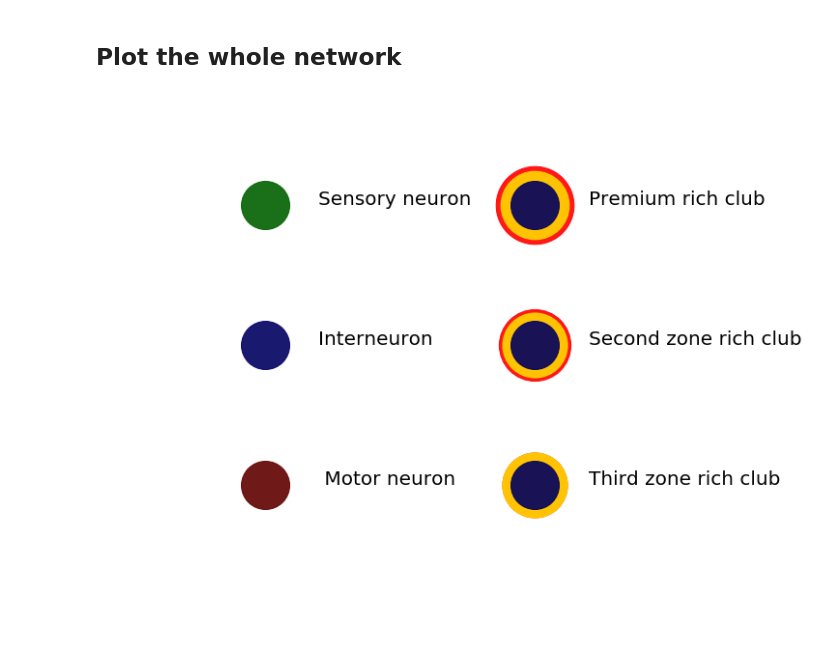
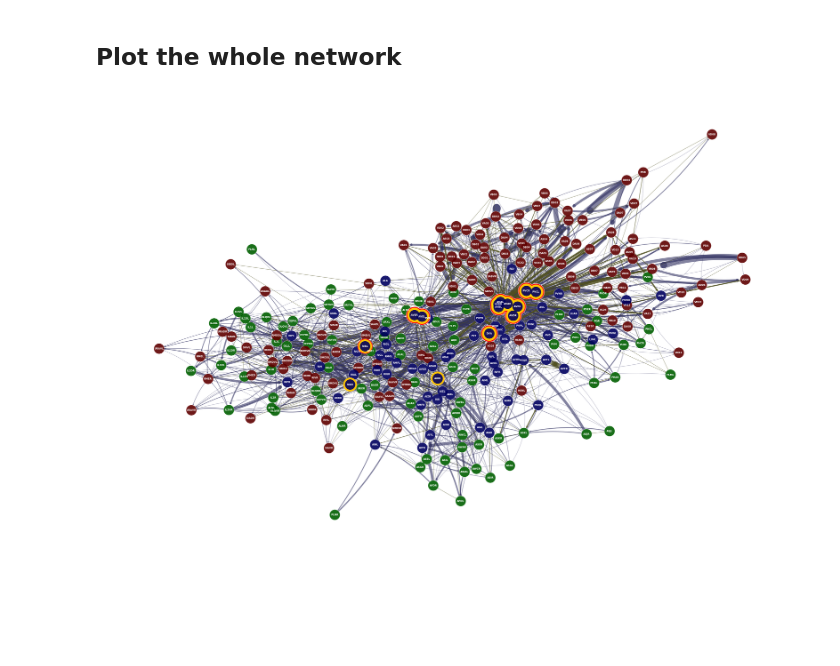
Before and after one commit to MarcJavin/WormConnectome, a Jupyter notebook: Connectome Visualizer.ipynb, the cells around one changed output. Drawn from its saved outputs; the diff is of its cells as text; code cells hidden in the pictures; blank space fills up the shorter version.

Commit message:
curved whole graph

```diff
--- a/Connectome Visualizer.ipynb
+++ b/Connectome Visualizer.ipynb
@@ -130,82 +156,67 @@ rich = ['AVAL', 'AVAR', 'AVBL', 'AVBR', 'AVDL', 'AVDR', 'AVEL', 'AVER', 'PVCL',
 rich2 = ['RIBL']
 rich3 = ['AIBR', 'RIAR']
 # %%
-def draw_nodes(pos, G=G, shape='o', category=inters, col='k', size=NODE_SIZE):
+def draw_nodes(pos, shape='o', category=inters, col='k', size=NODE_SIZE, G=G):
             nx.draw_networkx_nodes(G, pos, node_shape=shape, node_color=col,
-                                   nodelist=[n for n in G.nodes if n in category],
+                                   nodelist=set(G.nodes).intersection(category),
                                    node_size=size, alpha=0.9)
 
-def draw_rich(pos, G=G, neurs=rich, sk=7000, sr=6500, sg=5000):
-        draw_nodes(pos, G, 'o', neurs, 'white', size=sk)
-        draw_nodes(pos, G, 'o', neurs, 'r', size=sr)
-        draw_nodes(pos, G, 'o', neurs, 'Gold', size=sg)
-        draw_nodes(pos, G, INTER_SHAPE, neurs, INTER_COLOR)
+def draw_rich(pos, neurs=rich, sk=7000, sr=6500, sg=5000, G=G):
+        draw_nodes(pos, 'o', neurs, 'white', size=sk, G=G)
+        draw_nodes(pos, 'o', neurs, 'r', size=sr, G=G)
+        draw_nodes(pos, 'o', neurs, 'Gold', size=sg, G=G)
+        draw_nodes(pos, INTER_SHAPE, neurs, INTER_COLOR, G=G)
+
+NODE_SIZE = 2500
+CONN_STYLE = 'arc3, rad=0.1'
 
 def whole(img_size=25, pos=None):
     plt.figure(figsize=(1.5*img_size, img_size))
 
 #     ['AIBL', 'AIBR', 'RIAL', 'RIAR', 'RIBL', 'RIBR']
     # pos = nx.layout.bipartite_layout(G, sensors)
     if pos is None:
+        G = get_graph()[0]
         pos = nx.layout.spring_layout(G)
+    G, G1, G2 = get_graph(di=True)
 
-    draw_nodes(pos, 'o', G.nodes, 'white', size=2700)
-    draw_nodes(pos, SENSOR_SHAPE, sensors, SENSOR_COLOR)
-    draw_nodes(pos, MOTOR_SHAPE, motors, MOTOR_COLOR)
-    draw_nodes(pos, INTER_SHAPE, inters, INTER_COLOR)
+    draw_nodes(pos, 'o', G.nodes, 'white', size=2700, G=G)
+    draw_nodes(pos, SENSOR_SHAPE, sensors, SENSOR_COLOR, G=G)
+    draw_nodes(pos, MOTOR_SHAPE, motors, MOTOR_COLOR, G=G)
+    draw_nodes(pos, INTER_SHAPE, inters, INTER_COLOR, G=G)
 
     nx.draw_networkx_edges(G, pos, edge_color='#303060', node_size=NODE_SIZE, arrowstyle='->', edgelist=G1.edges,
-                           alpha=0.8, width=1, arrowsize=10)
-    nx.draw_networkx_edges(G, pos, edge_color='#505020', node_size=NODE_SIZE, edgelist=G2.edges,
-                           alpha=0.8, width=1)
+                           alpha=0.6, width=list(nx.get_edge_attributes(G1, 'weight').values()), arrowsize=10, connectionstyle=CONN_STYLE)
+    nx.draw_networkx_edges(G, pos, edge_color='#505020', node_size=NODE_SIZE, arrowstyle='->', edgelist=G2.edges,
+                           alpha=0.6, width=list(nx.get_edge_attributes(G2, 'weight').values()), connectionstyle=None)
 
     nx.draw_networkx_labels(G, pos, font_color='w', font_weight='bold')
 
     plt.axis('off')
 
-    plt.draw()
+#     plt.show()
 #     plt.savefig('circ%s.png'%img_size, dpi=400)
 
-    draw_rich(pos, rich3, sk=4600, sr=4500, sg=4500)
-    draw_rich(pos, rich2, sk=5600, sr=5500, sg=4500)
-    draw_rich(pos, rich)
+    draw_rich(pos, rich3, sk=4600, sr=4500, sg=4500, G=G)
+    draw_rich(pos, rich2, sk=5600, sr=5500, sg=4500, G=G)
+    draw_rich(pos, rich, G=G)
+
+#     draw_nodes(pos, '*', select, 'k', size=7000, G=G)
+#     draw_nodes(pos, '*', select, 'white', size=6500, G=G)
+#     draw_nodes(pos, '*', select, 'Gold', size=6000, G=G)
+#     nx.draw_networkx_labels(G, pos, font_color='k', labels={l:l for l in select}, font_weight='bold')
 
     plt.draw()
 #     plt.savefig('circ%s_rich.png'%img_size, dpi=400)
     return pos
 
 
 # poss = []
 # for i in [25,34]:
-#     whole(i, poss[0])
-plt.figure(figsize=(10,10))
-g = nx.Graph()
-nodes = range(9)
-g.add_nodes_from(nodes)
-legends = ['Sensory neuron', 'Interneuron', ' Motor neuron',
-           'Premium rich club', 'Second zone rich club', 'Third zone rich club',
-           '','','']
-pos = {}
-for i in nodes:
-    pos[i] = [10*(i//3),-20*(i%3)]
-    plt.text(pos[i][0]+2, pos[i][1], legends[i], fontsize=20)
-draw_nodes(pos, g, SENSOR_SHAPE, [0], SENSOR_COLOR)
-draw_nodes(pos, g, INTER_SHAPE, [1], INTER_COLOR)
-draw_nodes(pos, g, MOTOR_SHAPE, [2], MOTOR_COLOR)
-draw_rich(pos, g, [3])
-draw_rich(pos, g, [4], sk=5600, sr=5500, sg=4500)
-draw_rich(pos, g, [5], sk=4600, sr=4500, sg=4500)
-nx.draw_networkx_edges(G, pos, edge_color='#303060', node_size=NODE_SIZE, arrowstyle='->', edgelist=[[6,7]],
-                           alpha=0.8, width=1, arrowsize=10)
-nx.draw_networkx_edges(G, pos, edge_color='#505020', node_size=NODE_SIZE, edgelist=[[7,8]],
-                           alpha=0.8, width=1)
-plt.ylim(-60, 15)
-plt.xlim(-5, 15)
-plt.axis('off')
-plt.draw()
-plt.show()
+
+a=whole(42, a)
 # %% [output]
-[figure, old version]
+[figure, new version]
 # %%
 import pickle
 
```
Also changed, not shown: parts of 5 cells of this notebook.
